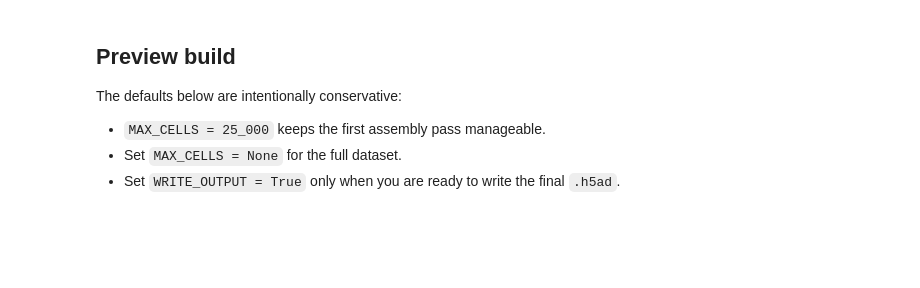
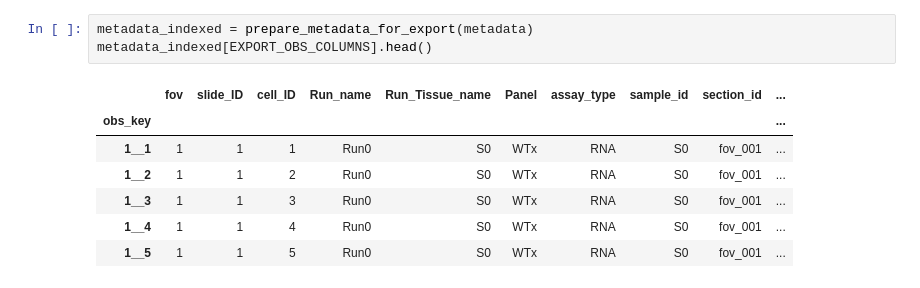
Before and after one commit to christoffermattssonlangseth/KaroSpaceDataWrangling, a Jupyter notebook: notebooks/cosmx-human-colon.ipynb, the cells around one changed output. Saved outputs shown, nothing was run; the diff lists cells and outputs as text; blank space fills up the shorter version.

```diff
--- a/notebooks/cosmx-human-colon.ipynb
+++ b/notebooks/cosmx-human-colon.ipynb
@@ -314,8 +381,11 @@ metadata_indexed[[
-# %% [markdown]
-## Preview build
-
-The defaults below are intentionally conservative:
-
-- `MAX_CELLS = 25_000` keeps the first assembly pass manageable.
-- Set `MAX_CELLS = None` for the full dataset.
-- Set `WRITE_OUTPUT = True` only when you are ready to write the final `.h5ad`.
+# %%
+metadata_indexed = prepare_metadata_for_export(metadata)
+metadata_indexed[EXPORT_OBS_COLUMNS].head()
+# %% [output]
+|  | fov | slide_ID | cell_ID | Run_name | Run_Tissue_name | Panel | assay_type | sample_id | section_id | ... |
+| obs_key |  |  |  |  |  |  |  |  |  | ... |
+| 1__1 | 1 | 1 | 1 | Run0 | S0 | WTx | RNA | S0 | fov_001 | ... |
+| 1__2 | 1 | 1 | 2 | Run0 | S0 | WTx | RNA | S0 | fov_001 | ... |
+| 1__3 | 1 | 1 | 3 | Run0 | S0 | WTx | RNA | S0 | fov_001 | ... |
+| 1__4 | 1 | 1 | 4 | Run0 | S0 | WTx | RNA | S0 | fov_001 | ... |
+| 1__5 | 1 | 1 | 5 | Run0 | S0 | WTx | RNA | S0 | fov_001 | ... |
```
Also changed, not shown: parts of 29 cells of this notebook, 4 other files.
